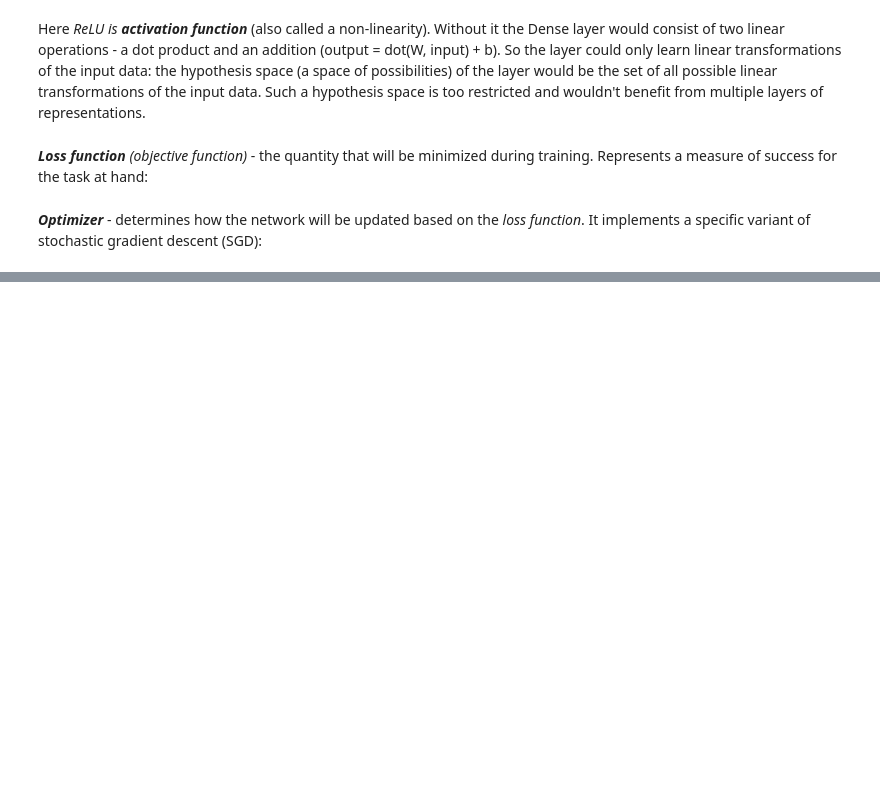
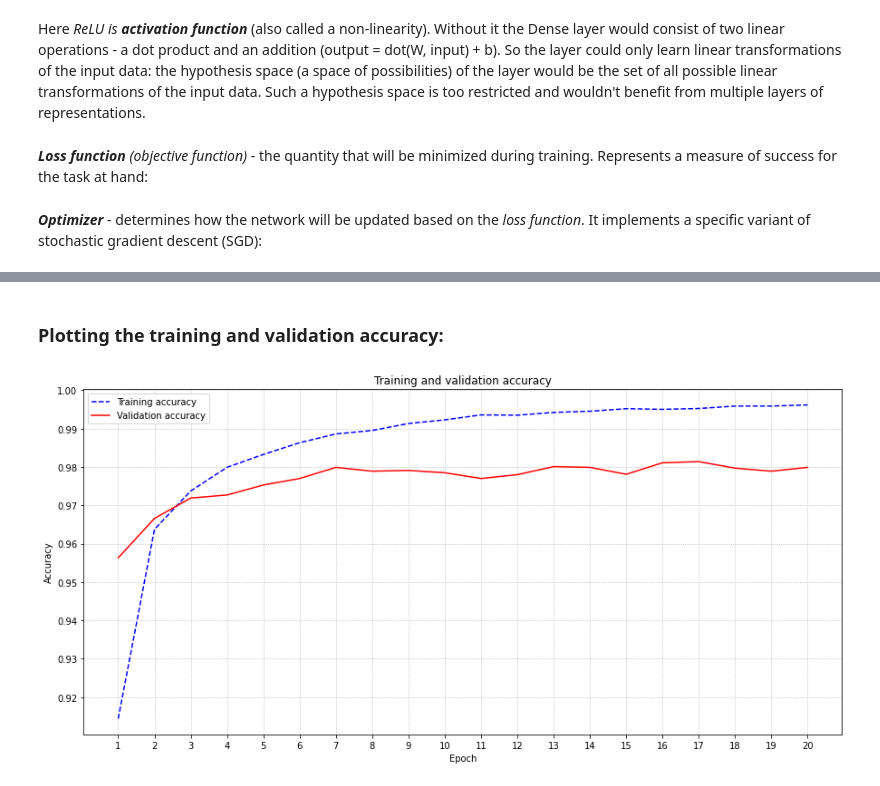
Before and after one commit to narun4sk/semi-supervised-deep-learning-for-melanoma-detection, a Jupyter notebook: 01_Setting_up_the_Development_Environment.ipynb, the cells around one changed output, grey strips where cells are left out. Drawn from its saved outputs; the diff is of its cells as text; code cells hidden in the pictures; blank space fills up the shorter version.

```diff
--- a/01_Setting_up_the_Development_Environment.ipynb
+++ b/01_Setting_up_the_Development_Environment.ipynb
@@ -173,0 +198,15 @@ Epoch: 20, train_loss: 0.00064, valid_loss: 0.00350, train_acc: 0.99638, valid_a
+# %% [markdown]
+### Plotting the training and validation accuracy:
+# %%
+plt.figure(figsize=(15,7))
+plt.grid(True, which="both", axis="both", linestyle=':')
+plt.plot(range(1, epochs + 1), history["train_acc"], 'b--', label="Training accuracy")
+plt.plot(range(1, epochs + 1), history["valid_acc"], 'r-', label="Validation accuracy")
+plt.title("Training and validation accuracy")
+plt.xlabel("Epoch")
+plt.xticks(range(1, epochs + 1))
+plt.ylabel("Accuracy")
+plt.legend()
+plt.show()
+# %% [output]
+[figure, added]
```
Also changed, not shown: parts of 5 cells of this notebook.
